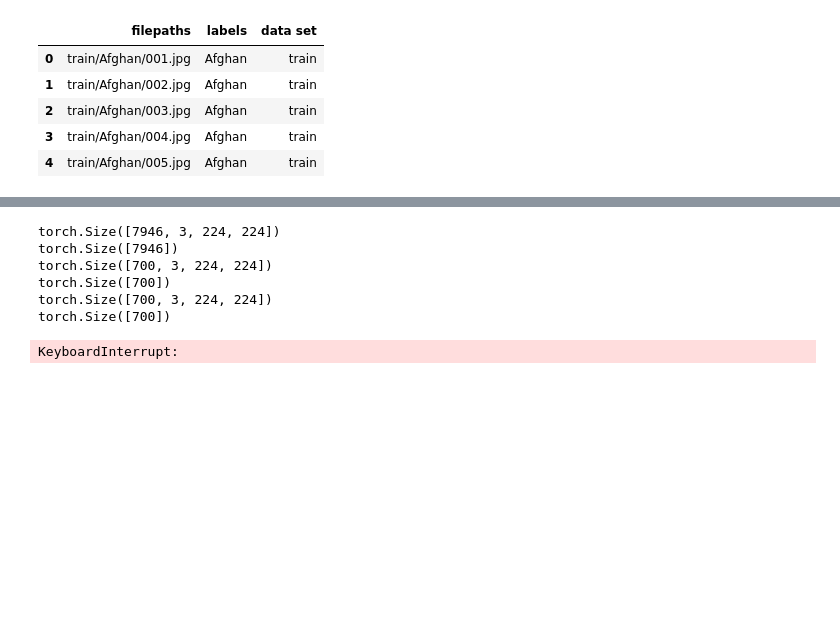
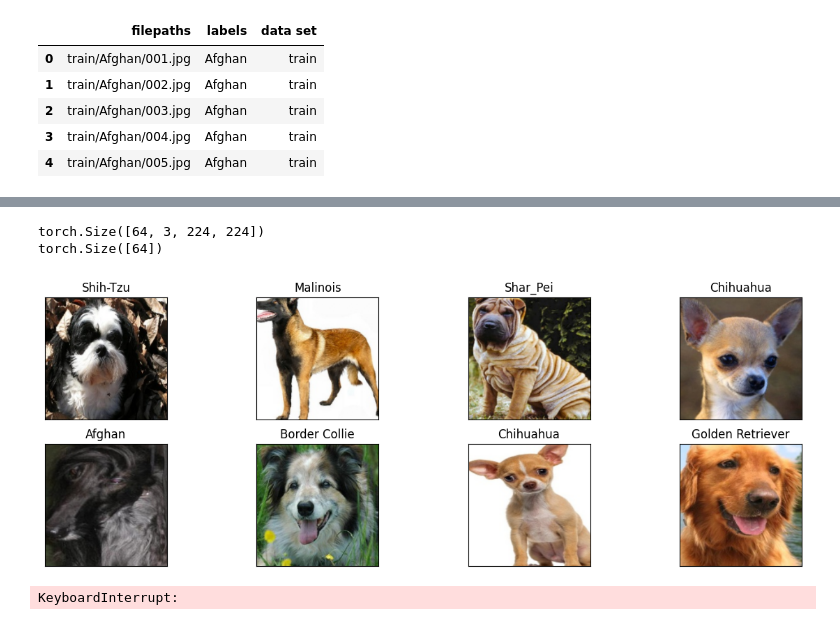
Before and after one commit to Equite774/dog_breed_classifier, a Jupyter notebook: model.ipynb, the cells around one changed output, grey strips where cells are left out. Saved outputs shown, nothing was run; the diff lists cells and outputs as text; code cells hidden in the pictures; blank space fills up the shorter version.

Commit message:
redoing the data pre-processing

```diff
--- a/model.ipynb
+++ b/model.ipynb
@@ -22,8 +19,9 @@ df.head()
 | 4 | train/Afghan/005.jpg | Afghan | train |
 # %%
 # define the image preprocessing transformation
-transform = transforms.Compose([
-    transforms.Resize((224, 224)),  # Resize to a fixed size
-    transforms.ToTensor(),          # Convert image to tensor
-    transforms.Normalize([0.5, 0.5, 0.5], [0.5, 0.5, 0.5])  # Normalize the image
+transform = torchvision.transforms.Compose([
+    torchvision.transforms.Resize(256),
+    torchvision.transforms.CenterCrop(224),
+    torchvision.transforms.ToTensor(),
+    torchvision.transforms.RandomHorizontalFlip(p = 0.5)
 ])
@@ -85,15 +27,0 @@ val_labels = torch.tensor([breed_to_idx[breed] for breed in breeds_val], dtype=t
-# %%
-# double check sizes
-print(train_data.shape)
-print(train_labels.shape)
-print(test_data.shape)
-print(test_labels.shape)
-print(val_data.shape)
-print(val_labels.shape)
-# %% [output]
-torch.Size([7946, 3, 224, 224])
-torch.Size([7946])
-torch.Size([700, 3, 224, 224])
-torch.Size([700])
-torch.Size([700, 3, 224, 224])
-torch.Size([700])
@@ -105,10 +28,38 @@ val_dataset = torch.utils.data.TensorDataset(val_data, val_labels)
+# %%
+# create datasets
+trainset = torchvision.datasets.ImageFolder("dogbreeds/train", transform = transform)
+validset = torchvision.datasets.ImageFolder("dogbreeds/valid", transform = transform)
+testset = torchvision.datasets.ImageFolder("dogbreeds/test", transform = transform)
 # %%
 # create DataLoaders
 batch_size = 64
 
-train_loader = torch.utils.data.DataLoader(train_dataset, batch_size=batch_size, shuffle=True)
-val_loader = torch.utils.data.DataLoader(val_dataset, batch_size=batch_size, shuffle=False)
-test_loader = torch.utils.data.DataLoader(test_dataset, batch_size=batch_size, shuffle=False)
+train_loader = torch.utils.data.DataLoader(trainset, batch_size=batch_size, shuffle=True)
+val_loader = torch.utils.data.DataLoader(validset, batch_size=batch_size, shuffle=True)
+test_loader = torch.utils.data.DataLoader(testset, batch_size=batch_size, shuffle=True)
+# %%
+# double check shapes
+data_iter = iter(train_loader)
+images, labels = next(data_iter)
+print(images.shape)
+print(labels.shape)
+# %% [output]
+torch.Size([64, 3, 224, 224])
+torch.Size([64])
+# %%
+# visualize the data
+data_iter = iter(train_loader)
+images, labels = next(data_iter)
+images, labels = images.numpy() , labels.numpy()
+
+fig = plt.figure(figsize = (15,5))
+
+for i in range(int(batch_size/8)):
+    ax = fig.add_subplot(2 , int(batch_size/16) , i + 1 , xticks = [] , yticks = [])
+    ax.imshow(np.transpose(images[i] , (1,2,0)) , cmap = 'gray')
+    ax.set_title(trainset.classes[labels[i]])
+# %% [output]
+[figure, added]
 # %%
 import torch.nn as nn
 
```
Also changed, not shown: parts of 7 cells of this notebook, 1 other file.
